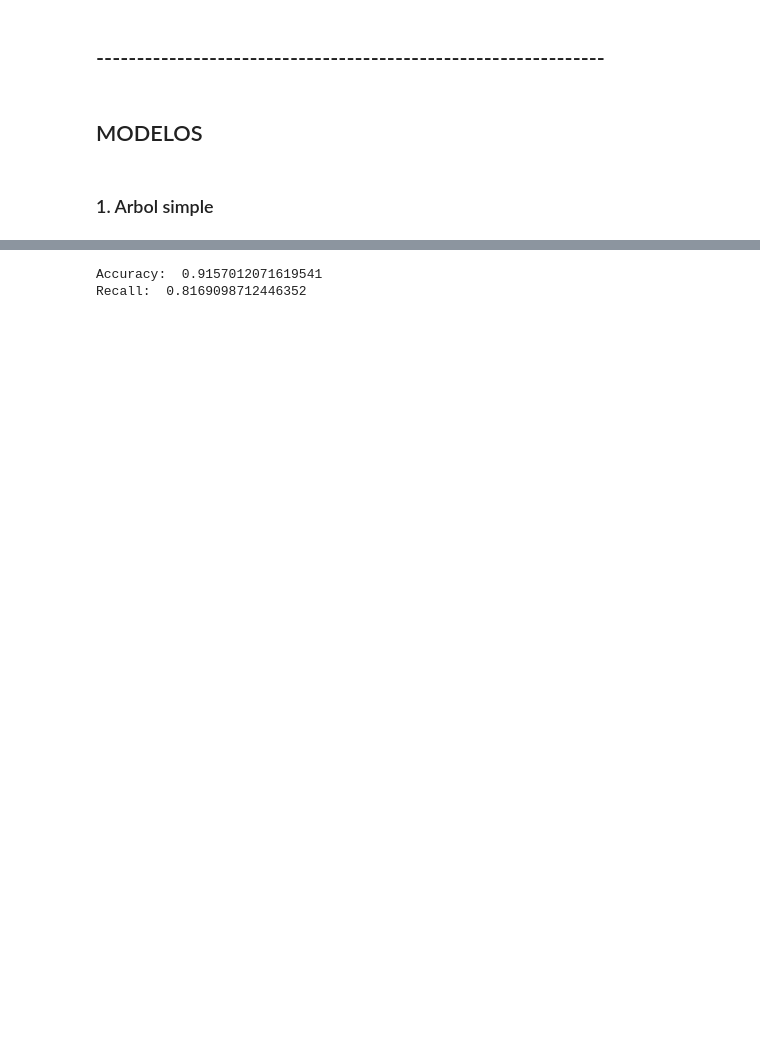
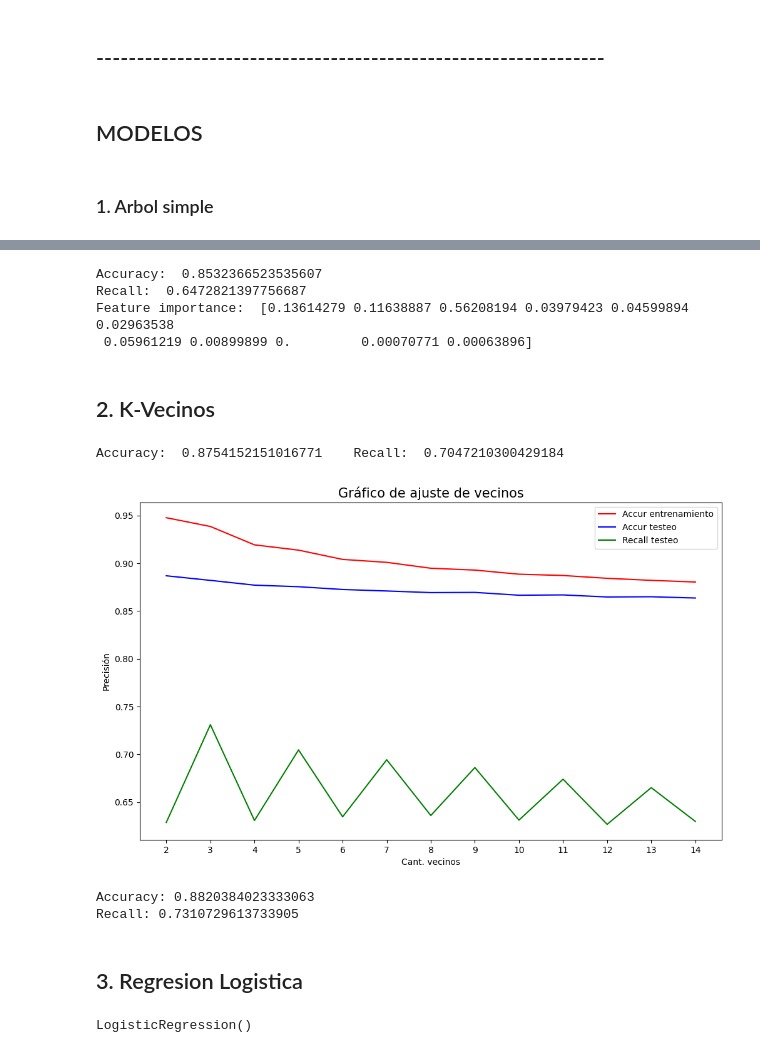
Before and after one commit to fedegp1/PI02_ML, a Jupyter notebook: preprocessing2.ipynb, the cells around one changed output, grey strips where cells are left out. Drawn from its saved outputs; the diff is of its cells as text; code cells hidden in the pictures; blank space fills up the shorter version.

```diff
--- a/preprocessing2.ipynb
+++ b/preprocessing2.ipynb
@@ -1117,10 +1100,13 @@ plt.show()
 # %%
-# observamos que el óptimo se logra en profundidad 9 (posicion 8 en maxdepth)
+# observamos que el óptimo se logra en profundidad 9
 clf_3 = DecisionTreeClassifier(max_depth=9, criterion='entropy')
 clf_3.fit(X_Train, Y_Train)
-y_pred = clf.predict(X_Test.values)
+y_pred = clf_3.predict(X_Test)
 print('Accuracy: ', accuracy_score(Y_Test,y_pred))
 print('Recall: ', recall_score(Y_Test,y_pred))
+print('Feature importance: ', clf_3.feature_importances_)
 # %% [output]
-Accuracy:  0.9157012071619541
-Recall:  0.8169098712446352
+Accuracy:  0.8532366523535607
+Recall:  0.6472821397756687
+Feature importance:  [0.13614279 0.11638887 0.56208194 0.03979423 0.04599894 0.02963538
+ 0.05961219 0.00899899 0.         0.00070771 0.00063896]
@@ -1133,0 +1119,52 @@ entrega_pred_df.to_csv('fedegp1.csv', index=False)
+# %% [markdown]
+## 2. K-Vecinos
+# %%
+from sklearn.neighbors import KNeighborsClassifier
+
+# Instanciamos un objeto de la clase KNeighborsClassifier
+
+clf1 = KNeighborsClassifier(n_neighbors = 5)
+clf1.fit(X_Train,Y_Train)
+y_pred = clf1.predict(X_Test)
+
+print('Accuracy: ', accuracy_score(Y_Test,y_pred), '\t', 'Recall: ', recall_score(Y_Test,y_pred))
+# %% [output]
+Accuracy:  0.8754152151016771    Recall:  0.7047210300429184
+# %%
+accur_train=[]
+accur_test=[]
+recall=[]
+vecinos = list(range(2, 15))
+
+for i in vecinos:
+    clf1 = KNeighborsClassifier(n_neighbors = i)
+    clf1.fit(X_Train,Y_Train)
+    y_pred = clf1.predict(X_Test)
+    y_pred_train = clf1.predict(X_Train)
+    accur_train.append(accuracy_score(Y_Train,y_pred_train))
+    accur_test.append(accuracy_score(Y_Test,y_pred))
+    recall.append(recall_score(Y_Test,y_pred))
+# %%
+plt.figure(figsize=(12,7))
+plt.plot(vecinos, accur_train, color='r', label='Accur entrenamiento')
+plt.plot(vecinos, accur_test, color='b', label='Accur testeo')
+plt.plot(vecinos, recall, color='g', label='Recall testeo')
+plt.title('Gráfico de ajuste de vecinos', fontsize = 15)
+plt.legend()
+plt.xticks([i for i in vecinos])
+plt.ylabel('Precisión')
+plt.xlabel('Cant. vecinos')
+plt.show()
+# %% [output]
+[figure, added]
+# %%
+# Vemos que el óptimo se encuentra en 3
+clf1 = KNeighborsClassifier(n_neighbors = 3)
+clf1.fit(X_Train,Y_Train)
+y_pred = clf1.predict(X_Test)
+y_pred_train = clf1.predict(X_Train)
+print('Accuracy:', accuracy_score(Y_Test,y_pred))
+print('Recall:', recall_score(Y_Test,y_pred))
+# %% [output]
+Accuracy: 0.8820384023333063
+Recall: 0.7310729613733905
@@ -1133,0 +1177,14 @@ entrega_pred_df.to_csv('fedegp1.csv', index=False)
+# %% [markdown]
+## 3. Regresion Logistica
+# %%
+from sklearn.linear_model import LogisticRegression
+
+# Instanciamos el modelo y lo entrenamos
+
+clf = LogisticRegression()
+
+# Lo entrenamos
+
+clf.fit(X_Train,Y_Train)
+# %% [output]
+LogisticRegression()
```
Also changed, not shown: parts of 39 cells of this notebook, 3 other files.
